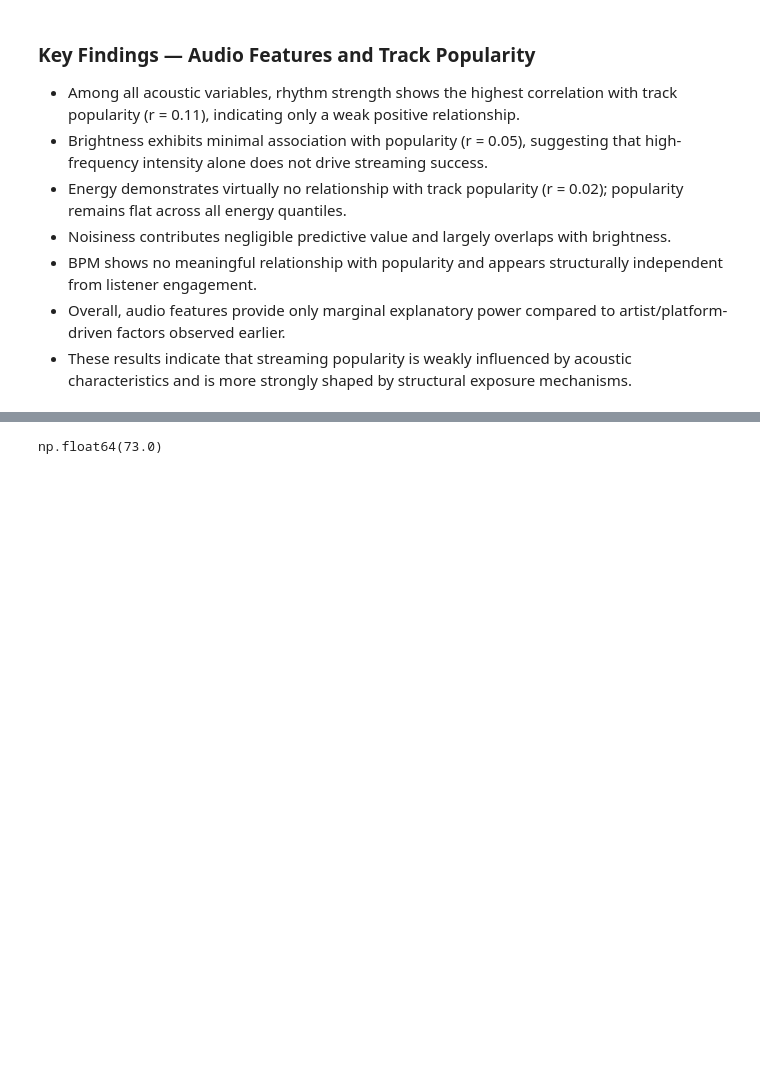
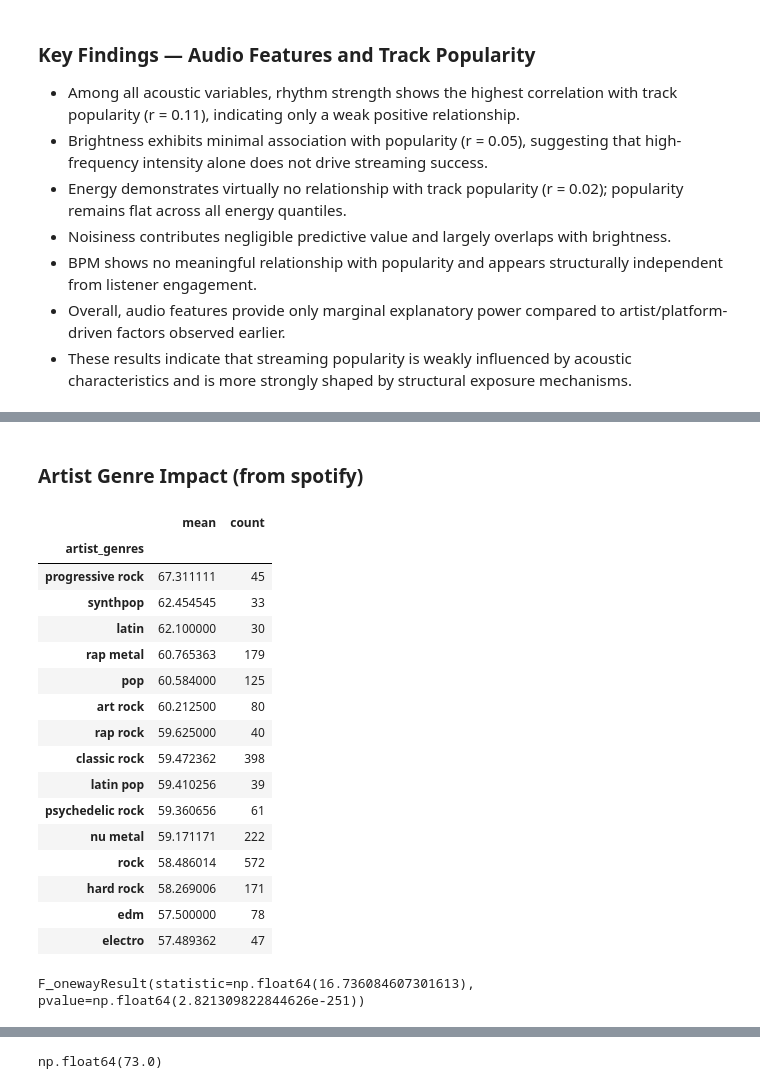
Before and after one commit to lucytheboss/what-drives-music-popularity, a Jupyter notebook: notebooks/04_exploratory_data_analysis.ipynb, the cells around one changed output, grey strips where cells are left out. Saved outputs shown, nothing was run; the diff lists cells and outputs as text; code cells hidden in the pictures; blank space fills up the shorter version.

```diff
--- a/notebooks/04_exploratory_data_analysis.ipynb
+++ b/notebooks/04_exploratory_data_analysis.ipynb
@@ -484,0 +572,2 @@ plt.show()
+# %% [markdown]
+### Artist Genre Impact (from spotify)
@@ -484,0 +588,34 @@ plt.show()
+# %%
+artist_genre_stats = artist_df.groupby("artist_genres", observed=True)["track_popularity"]\
+                                .agg(["mean","count"])\
+                                .sort_values("mean", ascending=False)
+artist_genre_stats.head(15)
+# %% [output]
+|  | mean | count |
+| artist_genres |  |  |
+| progressive rock | 67.311111 | 45 |
+| synthpop | 62.454545 | 33 |
+| latin | 62.100000 | 30 |
+| rap metal | 60.765363 | 179 |
+| pop | 60.584000 | 125 |
+| art rock | 60.212500 | 80 |
+| rap rock | 59.625000 | 40 |
+| classic rock | 59.472362 | 398 |
+| latin pop | 59.410256 | 39 |
+| psychedelic rock | 59.360656 | 61 |
+| nu metal | 59.171171 | 222 |
+| rock | 58.486014 | 572 |
+| hard rock | 58.269006 | 171 |
+| edm | 57.500000 | 78 |
+| electro | 57.489362 | 47 |
+# %%
+from scipy.stats import f_oneway
+
+groups = [
+    g["track_popularity"].values
+    for _, g in artist_df.groupby("artist_genres", observed=True)
+]
+
+f_oneway(*groups)
+# %% [output]
+F_onewayResult(statistic=np.float64(16.736084607301613), pvalue=np.float64(2.821309822844626e-251))
```
Also changed, not shown: parts of 18 cells of this notebook.
